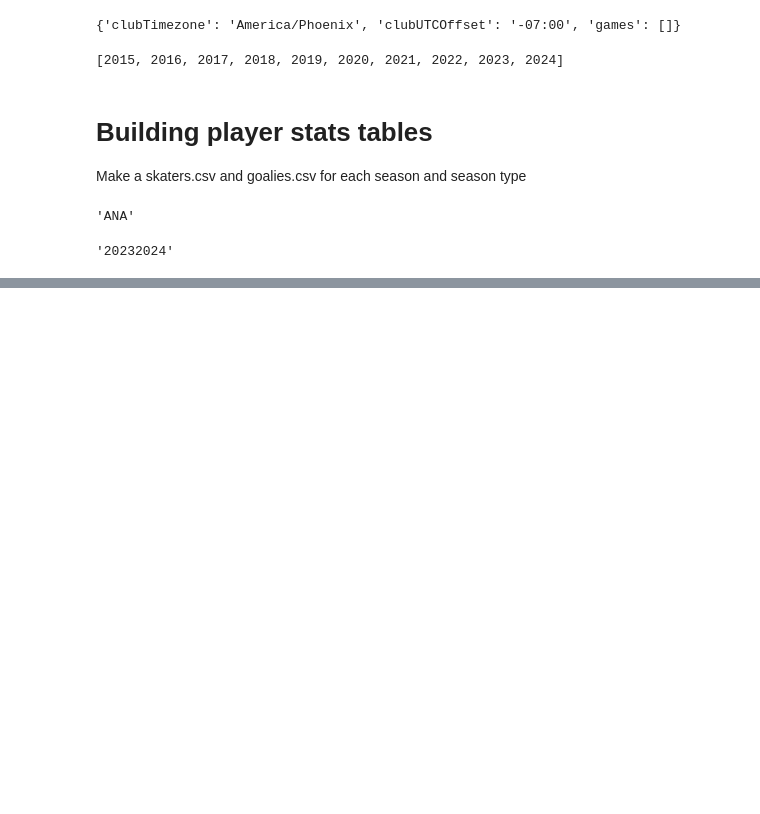
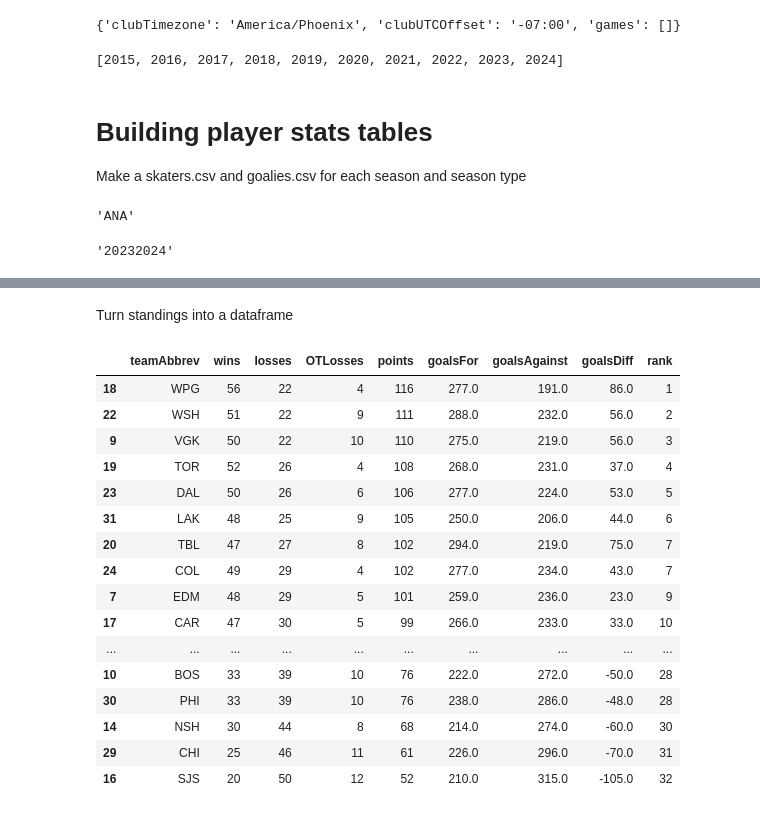
Before and after one commit to mattrflew/nhl-playoff-pool-optimizer, a Jupyter notebook: notebooks/01_NHL_api.ipynb, the cells around one changed output, grey strips where cells are left out. Drawn from its saved outputs; the diff is of its cells as text; code cells hidden in the pictures; blank space fills up the shorter version.

```diff
--- a/notebooks/01_NHL_api.ipynb
+++ b/notebooks/01_NHL_api.ipynb
@@ -336,0 +361,2 @@ path.parts[-3]
+# %%
+teams_list = list(games['homeTeamAbbrev'].unique())
@@ -336,0 +443,6 @@ path.parts[-3]
+# %%
+standings = initialize_standings_dict(teams_list)
+for _, row in games.iterrows():
+    standings = update_standings_from_game(row, standings)
+
+standings["WPG"]
@@ -336,0 +458,58 @@ path.parts[-3]
+# %% [markdown]
+Turn standings into a dataframe
+# %%
+def standings_dict_to_df(standings):
+    teams = list(standings.keys())
+
+    wins = []
+    losses = []
+    OTLosses = []
+    points = []
+    goalsFor = []
+    goalsAgainst = []
+    goalsDiff = []
+
+    for team in teams:
+        wins.append(standings[team]["wins"])
+        losses.append(standings[team]["losses"])
+        OTLosses.append(standings[team]["OTLosses"])
+        points.append(standings[team]["points"])
+        goalsFor.append(standings[team]["goalsFor"])
+        goalsAgainst.append(standings[team]["goalsAgainst"])
+        goalsDiff.append(standings[team]["goalsDiff"])
+
+    data = {
+        "teamAbbrev": teams,
+        "wins": wins,
+        "losses": losses,
+        "OTLosses": OTLosses,
+        "points": points,
+        "goalsFor": goalsFor,
+        "goalsAgainst": goalsAgainst,
+        "goalsDiff": goalsDiff
+    }
+
+    return pd.DataFrame(data)
+
+standings_df = standings_dict_to_df(standings)
+standings_df['rank'] = standings_df['points'].rank(ascending=False).astype(int)
+
+standings_df.sort_values(by="points", ascending=False)
+# %% [output]
+|  | teamAbbrev | wins | losses | OTLosses | points | goalsFor | goalsAgainst | goalsDiff | rank |
+| 18 | WPG | 56 | 22 | 4 | 116 | 277.0 | 191.0 | 86.0 | 1 |
+| 22 | WSH | 51 | 22 | 9 | 111 | 288.0 | 232.0 | 56.0 | 2 |
+| 9 | VGK | 50 | 22 | 10 | 110 | 275.0 | 219.0 | 56.0 | 3 |
+| 19 | TOR | 52 | 26 | 4 | 108 | 268.0 | 231.0 | 37.0 | 4 |
+| 23 | DAL | 50 | 26 | 6 | 106 | 277.0 | 224.0 | 53.0 | 5 |
+| 31 | LAK | 48 | 25 | 9 | 105 | 250.0 | 206.0 | 44.0 | 6 |
+| 20 | TBL | 47 | 27 | 8 | 102 | 294.0 | 219.0 | 75.0 | 7 |
+| 24 | COL | 49 | 29 | 4 | 102 | 277.0 | 234.0 | 43.0 | 7 |
+| 7 | EDM | 48 | 29 | 5 | 101 | 259.0 | 236.0 | 23.0 | 9 |
+| 17 | CAR | 47 | 30 | 5 | 99 | 266.0 | 233.0 | 33.0 | 10 |
+| ... | ... | ... | ... | ... | ... | ... | ... | ... | ... |
+| 10 | BOS | 33 | 39 | 10 | 76 | 222.0 | 272.0 | -50.0 | 28 |
+| 30 | PHI | 33 | 39 | 10 | 76 | 238.0 | 286.0 | -48.0 | 28 |
+| 14 | NSH | 30 | 44 | 8 | 68 | 214.0 | 274.0 | -60.0 | 30 |
+| 29 | CHI | 25 | 46 | 11 | 61 | 226.0 | 296.0 | -70.0 | 31 |
+| 16 | SJS | 20 | 50 | 12 | 52 | 210.0 | 315.0 | -105.0 | 32 |
```
Also changed, not shown: parts of 6 cells of this notebook, 5 other files.
